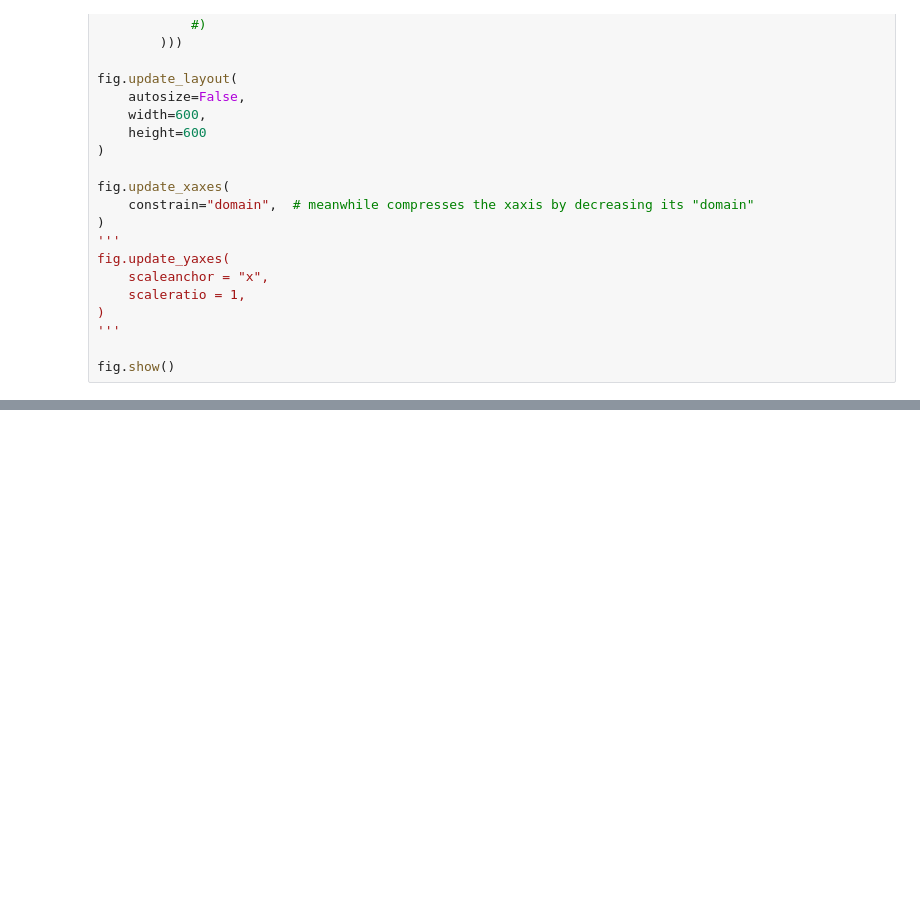
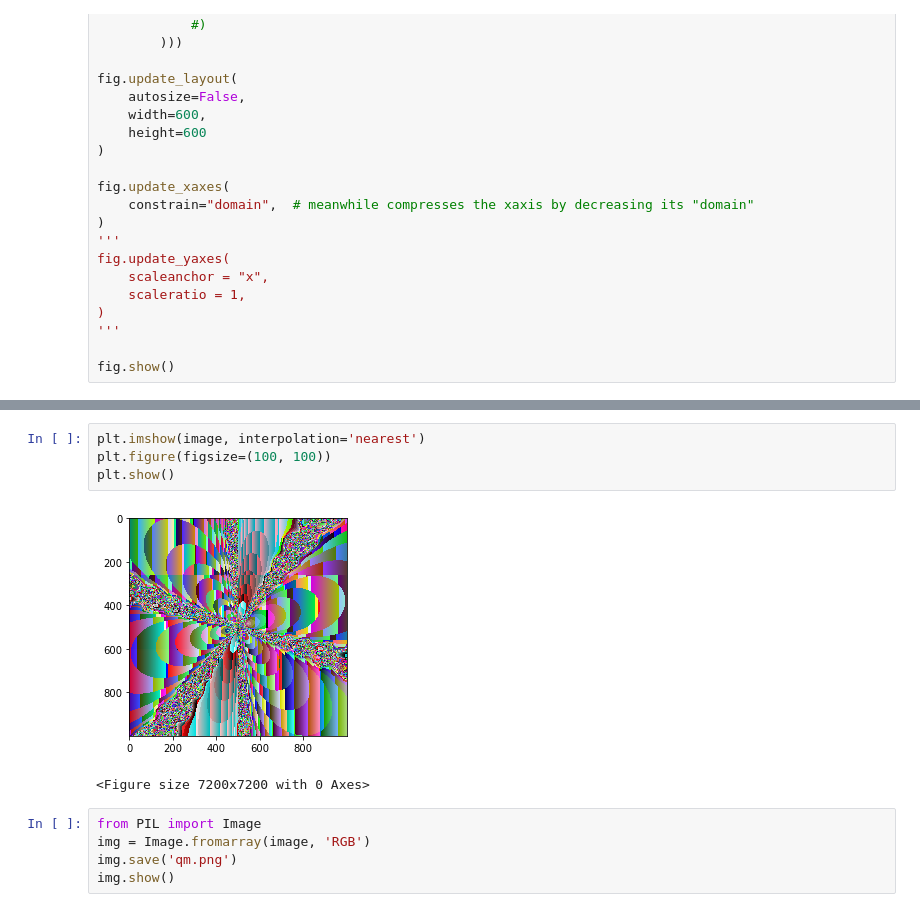
Before and after one commit to rouol/NumericalMethodsMEPHI, a Jupyter notebook: NumericalRoots.ipynb, the cells around one changed output, grey strips where cells are left out. Saved outputs shown, nothing was run; the diff lists cells and outputs as text; blank space fills up the shorter version.

```diff
--- a/NumericalRoots.ipynb
+++ b/NumericalRoots.ipynb
@@ -218,0 +294,12 @@ plt.show()
+# %%
+plt.imshow(image, interpolation='nearest')
+plt.figure(figsize=(100, 100))
+plt.show()
+# %% [output]
+[figure, added]
+<Figure size 7200x7200 with 0 Axes>
+# %%
+from PIL import Image
+img = Image.fromarray(image, 'RGB')
+img.save('qm.png')
+img.show()
```
Also changed, not shown: parts of 16 cells of this notebook.
